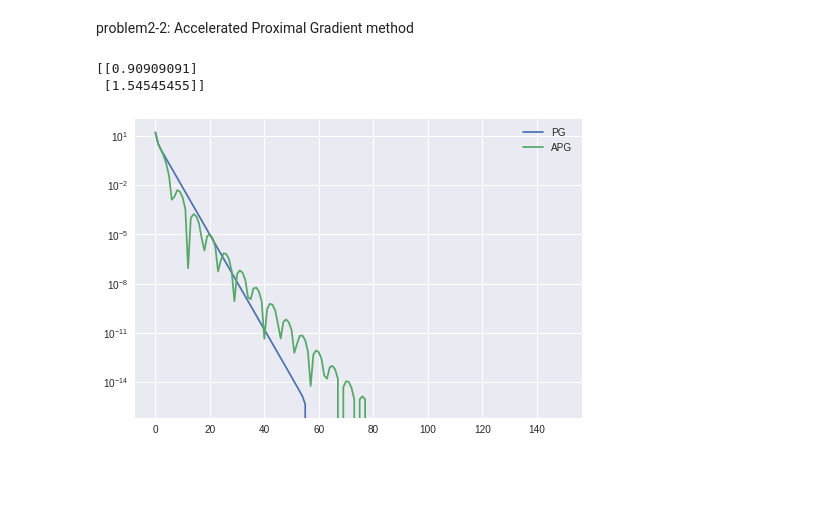
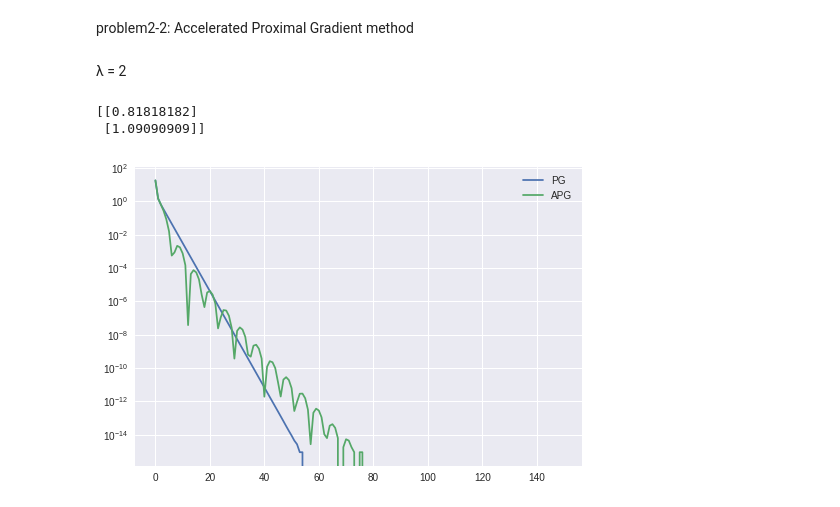
Before and after one commit to zzh43/ML_Midterm_Assignment, a Jupyter notebook: problem2.ipynb, the cells around one changed output. Drawn from its saved outputs; the diff is of its cells as text; code cells hidden in the pictures; blank space fills up the shorter version.

```diff
--- a/problem2.ipynb
+++ b/problem2.ipynb
@@ -50,13 +50,15 @@ if __name__ == '__main__':
 [figure]
 # %% [markdown]
 problem2-2: Accelerated Proximal Gradient method
+# %% [markdown]
+λ = 2
 # %%
 # -*- coding: utf-8 -*-
 
 import numpy as np
 import matplotlib.pyplot as plt
 
-ramuda = 1
+ramuda = 2
 A = np.mat([[3,0.5], [0.5,1]])
 w = np.mat([[3], [-1]])
 myu = np.array([[1], [2]])
@@ -82,33 +84,33 @@ if __name__ == '__main__':
   # PG method
   for i in range(100):
     J_list.append(f(A, w, myu, ramuda))
     W.append((w[0, 0], w[1, 0]))
     w = soft_thresh(w - grad(A, w, myu) / Lipsitz, ramuda / Lipsitz)
   J = f(A, w, myu, ramuda)
   res = []
   for element in W:
     res.append(np.linalg.norm((element[0] - w[0,0], element[0] - w[1,0])))
 
   # APG method
   w = np.mat([[3],[-1]])
   J_list_APG.append(f(A, w, myu, ramuda))
   w_pre = w
   w = soft_thresh(w-grad(A,w_pre,myu)/Lipsitz, ramuda / Lipsitz)
   for i in range(1, 150):
     v = w + q(i) * (w - w_pre)
     w_pre = w
     J_list_APG.append(f(A, w, myu, ramuda))
     w = soft_thresh(v-grad(A, v, myu) / Lipsitz, ramuda / Lipsitz)
   J_APG = f(A, w, myu, ramuda)
   print(w)
 
   # compare with AG in problem2-1
   plt.yscale('log')
   plt.plot(J_list - J)
   plt.plot(J_list_APG - J_APG)
   plt.legend(['PG', 'APG'])
   plt.show()
 # %% [output]
-[[0.90909091]
- [1.54545455]]
+[[0.81818182]
+ [1.09090909]]
-[figure, old version]
+[figure, new version]
```
Also changed, not shown: parts of 4 cells of this notebook.
